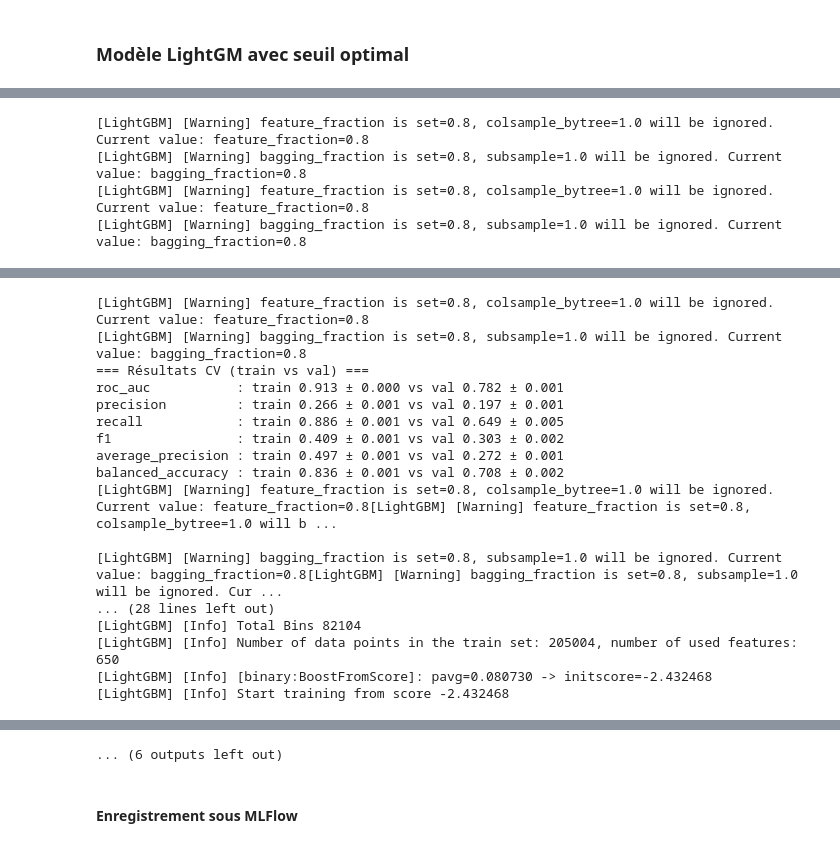
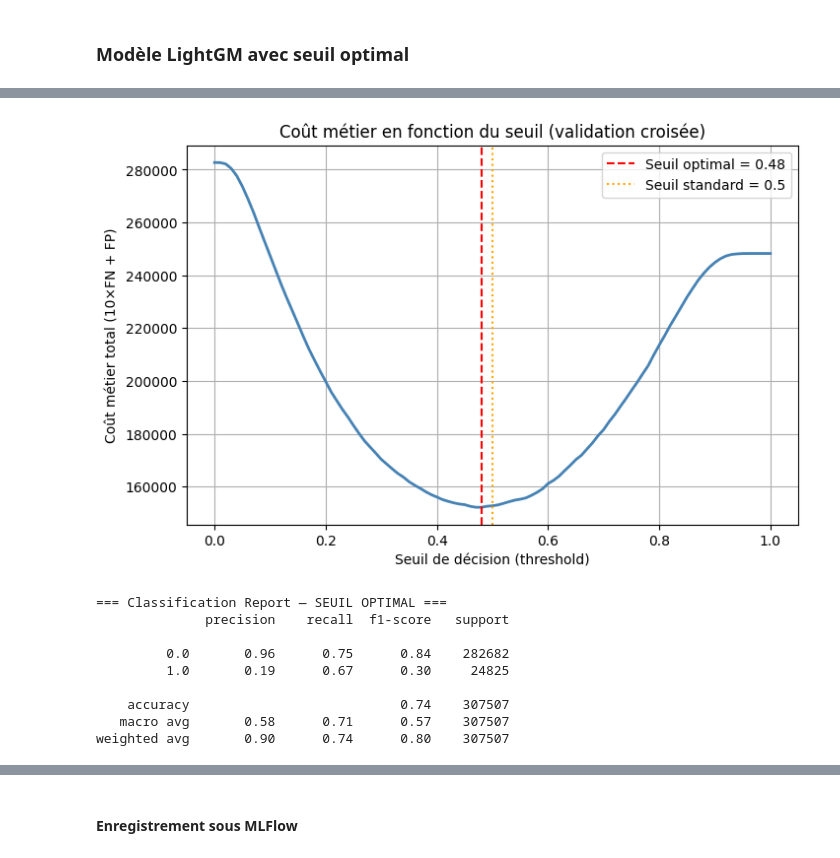
Before and after one commit to SCFlorian/Modele_scoring_MLFlow, a Jupyter notebook: notebooks/notebook_3_modelisation.ipynb, the cells around one changed output, grey strips where cells are left out. Saved outputs shown, nothing was run; the diff lists cells and outputs as text; code cells hidden in the pictures.

Commit message:
Màj du notebook_3 et ajout du notebook 4 pour la modelisation avec le cout metier

```diff
--- a/notebooks/notebook_3_modelisation.ipynb
+++ b/notebooks/notebook_3_modelisation.ipynb
@@ -169,7 +176,7 @@ def gridsearchcv(pipeline, param_grid, X, y):
     best_model = grid_search.best_estimator_
     print("Meilleurs paramètres :", grid_search.best_params_)
     print("Meilleur_ROC_AUC", grid_search.best_score_)
-    return grid_search
+    return grid_search, best_model
 # %% [markdown]
 #### Modèle LogisticRegression
 * Vu la taille du fichier, on ne fait tourner que quelques hyperparamètres
@@ -314,7 +321,7 @@ param_grid = {
     'model__subsample': [0.8],
     'model__scale_pos_weight': [12, 14]
     }
-grid_search = gridsearchcv(pipeline, param_grid, X, y)
+grid_search, best_model = gridsearchcv(pipeline, param_grid, X, y)
 # %% [output]
 Meilleurs paramètres : {'model__learning_rate': 0.08, 'model__max_depth': 4, 'model__n_estimators': 300, 'model__scale_pos_weight': 12, 'model__subsample': 0.8}
 Meilleur_ROC_AUC 0.780891016225309
@@ -381,6 +388,8 @@ param_grid = {
     'model__learning_rate': [0.05, 0.1],
     'model__feature_fraction': [0.8],
     'model__bagging_fraction': [0.8],
-    'model__scale_pos_weight': [12, 16]}
+    'model__scale_pos_weight': [12, 16],
+    'model__verbosity': [-1],
+    'model__force_row_wise': [True]}
 grid_search = gridsearchcv(pipeline, param_grid, X, y)
 # %% [output]
@@ -951,6 +866,8 @@ model = lgb.LGBMClassifier(
     feature_fraction = 0.8,
     bagging_fraction = 0.8,
     scale_pos_weight = 12,
+    verbosity=-1,
+    force_row_wise = True
     )
 pipeline = save_pipeline(preprocessor,model)
 cv_results, y_pred_cv, y_proba_cv = validation_croisee(pipeline, X,y)
@@ -1352,6 +1182,8 @@ model = lgb.LGBMClassifier(
     feature_fraction = 0.8,
     bagging_fraction = 0.8,
     scale_pos_weight = 12,
+    verbosity=-1,
+    force_row_wise = True
     )
 pipeline = save_pipeline(preprocessor,model)
 cv_results, y_pred_cv, y_proba_cv, y_proba_test = validation_croisee_seuil_optimal(pipeline, X,y)
@@ -1376,4 +1200,10 @@ cv_results, y_pred_cv, y_proba_cv, y_proba_test = validation_croisee_seuil_optim
+[figure, added]
-[LightGBM] [Warning] feature_fraction is set=0.8, colsample_bytree=1.0 will be ignored. Current value: feature_fraction=0.8
-[LightGBM] [Warning] bagging_fraction is set=0.8, subsample=1.0 will be ignored. Current value: bagging_fraction=0.8
-[LightGBM] [Warning] feature_fraction is set=0.8, colsample_bytree=1.0 will be ignored. Current value: feature_fraction=0.8
-[LightGBM] [Warning] bagging_fraction is set=0.8, subsample=1.0 will be ignored. Current value: bagging_fraction=0.8
+=== Classification Report — SEUIL OPTIMAL ===
+              precision    recall  f1-score   support
+
+         0.0       0.96      0.75      0.84    282682
+         1.0       0.19      0.67      0.30     24825
+
+    accuracy                           0.74    307507
+   macro avg       0.58      0.71      0.57    307507
+weighted avg       0.90      0.74      0.80    307507
@@ -1398,17 +1209,0 @@ cv_results, y_pred_cv, y_proba_cv, y_proba_test = validation_croisee_seuil_optim
-[LightGBM] [Warning] feature_fraction is set=0.8, colsample_bytree=1.0 will be ignored. Current value: feature_fraction=0.8
-[LightGBM] [Warning] bagging_fraction is set=0.8, subsample=1.0 will be ignored. Current value: bagging_fraction=0.8
-=== Résultats CV (train vs val) ===
-roc_auc           : train 0.913 ± 0.000 vs val 0.782 ± 0.001
-precision         : train 0.266 ± 0.001 vs val 0.197 ± 0.001
-recall            : train 0.886 ± 0.001 vs val 0.649 ± 0.005
-f1                : train 0.409 ± 0.001 vs val 0.303 ± 0.002
-average_precision : train 0.497 ± 0.001 vs val 0.272 ± 0.001
-balanced_accuracy : train 0.836 ± 0.001 vs val 0.708 ± 0.002
-[LightGBM] [Warning] feature_fraction is set=0.8, colsample_bytree=1.0 will be ignored. Current value: feature_fraction=0.8[LightGBM] [Warning] feature_fraction is set=0.8, colsample_bytree=1.0 will b ...
-
-[LightGBM] [Warning] bagging_fraction is set=0.8, subsample=1.0 will be ignored. Current value: bagging_fraction=0.8[LightGBM] [Warning] bagging_fraction is set=0.8, subsample=1.0 will be ignored. Cur ...
-... (28 lines left out)
-[LightGBM] [Info] Total Bins 82104
-[LightGBM] [Info] Number of data points in the train set: 205004, number of used features: 650
-[LightGBM] [Info] [binary:BoostFromScore]: pavg=0.080730 -> initscore=-2.432468
-[LightGBM] [Info] Start training from score -2.432468
@@ -1436,4 +1210,3 @@ balanced_accuracy : train 0.836 ± 0.001 vs val 0.708 ± 0.002
-... (6 outputs left out)
 # %% [markdown]
 #### Enregistrement sous MLFlow
 # %%
```
Also changed, not shown: parts of 19 cells of this notebook, 1 other file.
